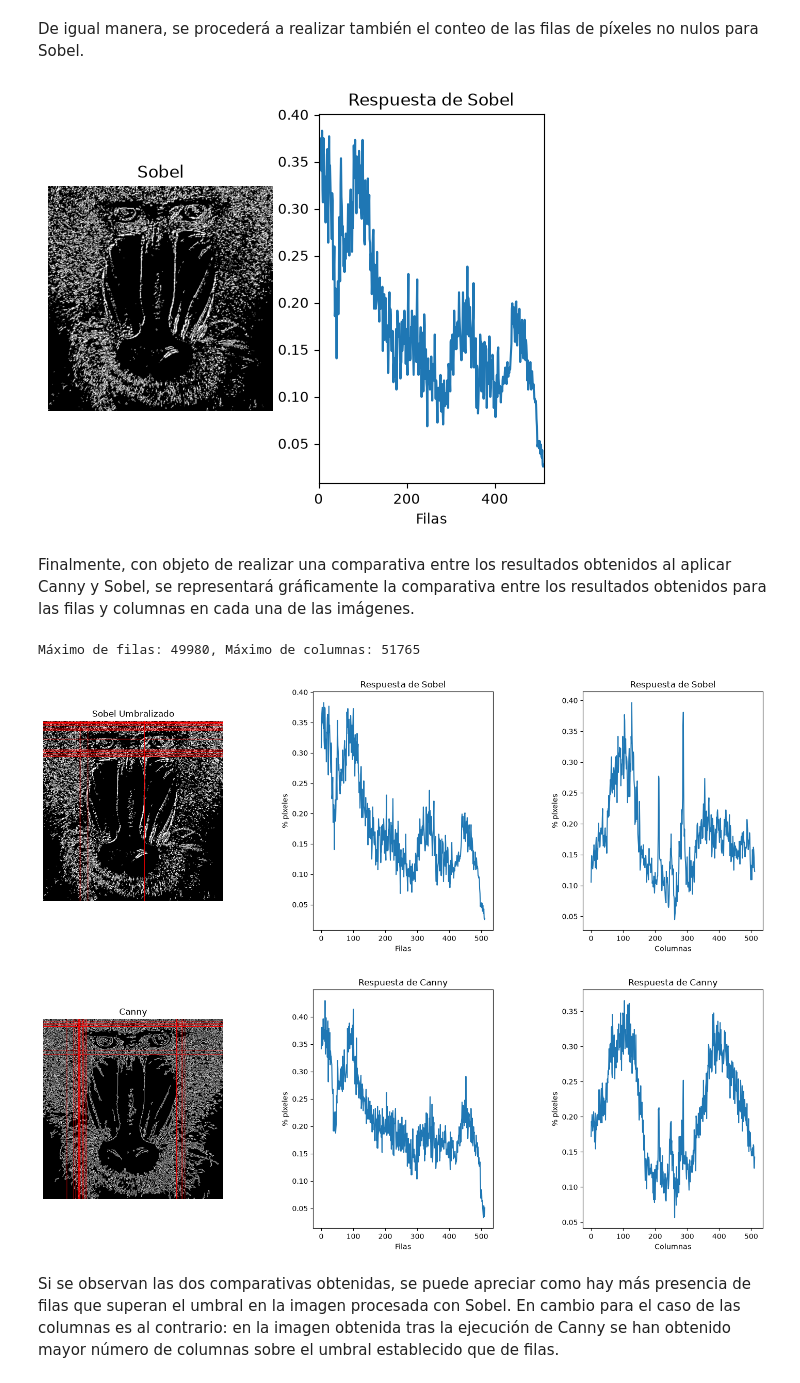
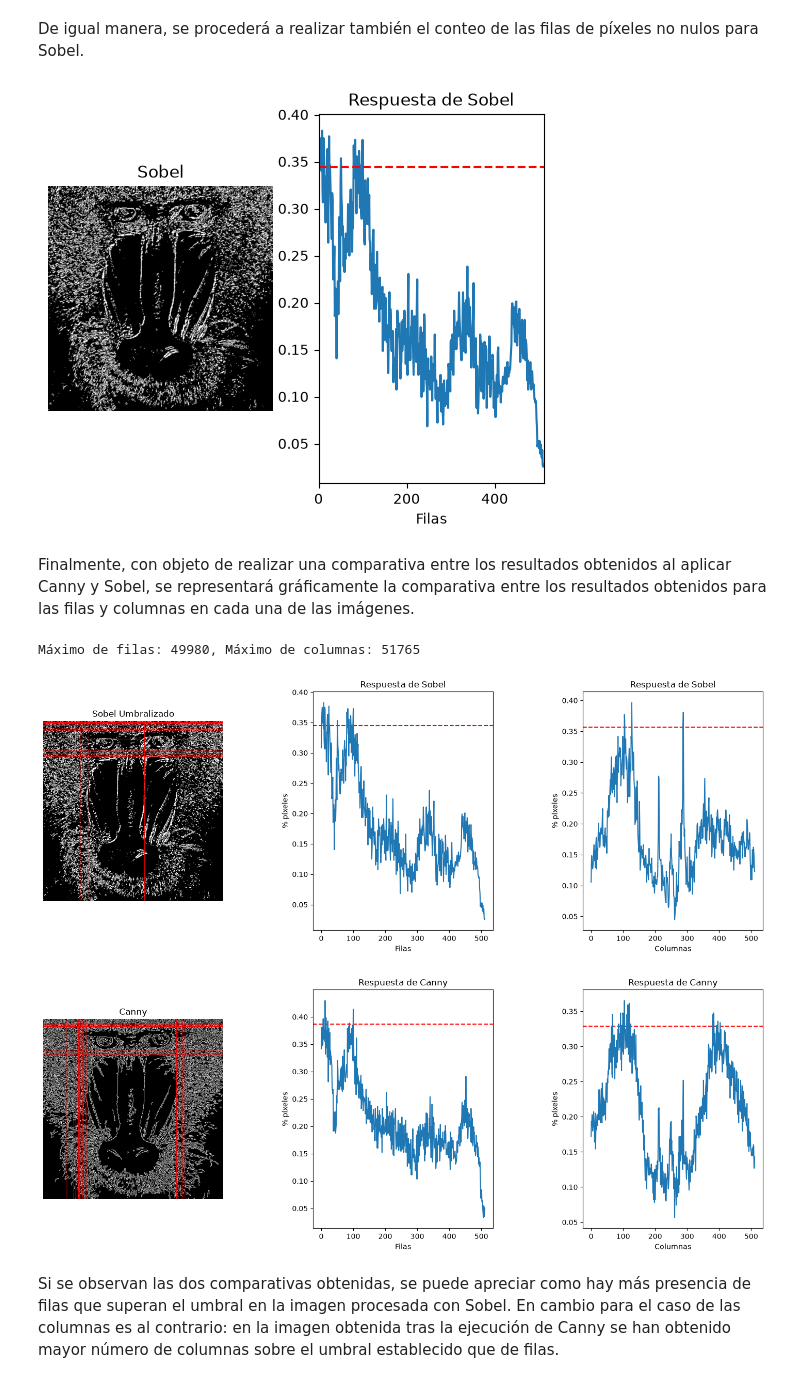
Before and after one commit to Neestoor13/Practicas_VC_2026-2027, a Jupyter notebook: P2/main.ipynb, the cells around one changed output. Saved outputs shown, nothing was run; the diff lists cells and outputs as text; code cells hidden in the pictures.

```diff
--- a/P2/main.ipynb
+++ b/P2/main.ipynb
@@ -263,6 +267,9 @@ rows_count_sobel = cv2.reduce(sobelUmbralizado, 255, cv2.REDUCE_SUM, dtype=cv2.C
 
 # Porcentaje por fila
 rows_sobel = rows_count_sobel / (255 * sobelUmbralizado.shape[1])
+
+# Calculamos el percentil del umbral de filas de Sobel
+umbral_rows_sobel_pct = 0.90 * np.max(rows_sobel)
 
 # Muestra dicha cuenta gráficamente
 plt.subplot(1, 2, 1)
@@ -276,12 +283,13 @@ plt.title("Respuesta de Sobel")
 plt.xlabel("Filas")
 plt.ylabel("% píxeles")
 plt.plot(rows_sobel)
+plt.axhline(umbral_rows_sobel_pct, color="r", linestyle="--", label="0.90*maxfil")
 # Rango en x definido por filas
 plt.xlim([0, sobelUmbralizado.shape[0]])
 
 plt.show()
 # %% [output]
-[figure, old version]
+[figure, new version]
 # %% [markdown]
 Finalmente, con objeto de realizar una comparativa entre los resultados obtenidos al aplicar Canny y Sobel, se representará gráficamente la comparativa entre los resultados obtenidos para las filas y columnas en cada una de las imágenes.
 # %%
@@ -313,6 +321,11 @@ for f in rows_sel_sobel:
 for c in cols_sel_sobel:
     cv2.line(sobel_color, (int(c), 0), (int(c), sobelUmbralizado.shape[0] - 1), (0, 0, 255), 1)
 
+# Calcular los percentiles de Sobel y Canny, tanto por filas como por columnas
+umbral_rows_sobel_pct = 0.90 * np.max(rows_sobel)
+umbral_cols_sobel_pct = 0.90 * np.max(cols_sobel)
+umbral_rows_canny_pct = 0.90 * np.max(percentage_per_row)
+umbral_cols_canny_pct = 0.90 * np.max(cols)
 
 # Comparativa entre las columnas y filas de Sobel
 plt.figure(figsize=(18, 6))
@@ -326,46 +339,50 @@ plt.subplot(1, 3, 2)
 plt.title("Respuesta de Sobel")
 plt.xlabel("Filas")
 plt.ylabel("% píxeles")
+plt.axhline(umbral_rows_sobel_pct, color="r", linestyle="--", label="0.90*maxfil")
 plt.plot(rows_sobel)
 
 plt.subplot(1, 3, 3)
 plt.title("Respuesta de Sobel")
 plt.xlabel("Columnas")
 plt.ylabel("% píxeles")
+plt.axhline(umbral_cols_sobel_pct, color="r", linestyle="--", label="0.90*maxcol")
 plt.plot(cols_sobel)
 
 plt.subplots_adjust(wspace=0.5)
 
 plt.show()
 
 # Comparativa entre las columnas y filas de Canny
 
 plt.figure(figsize=(18, 6))
 
 plt.subplot(1, 3, 1)
 plt.axis("off")
 plt.title("Canny")
 plt.imshow(cv2.cvtColor(canny_color, cv2.COLOR_BGR2RGB))
 
 plt.subplot(1, 3, 2)
 plt.title("Respuesta de Canny")
 plt.xlabel("Filas")
 plt.ylabel("% píxeles")
+plt.axhline(umbral_rows_canny_pct, color="r", linestyle="--", label="0.90*maxfil")
 plt.plot(percentage_per_row)
 
 plt.subplot(1, 3, 3)
 plt.title("Respuesta de Canny")
 plt.xlabel("Columnas")
 plt.ylabel("% píxeles")
+plt.axhline(umbral_cols_canny_pct, color="r", linestyle="--", label="0.90*maxcol")
 plt.plot(cols)
 
 plt.subplots_adjust(wspace=0.5)
 
 plt.show()
 # %% [output]
 Máximo de filas: 49980, Máximo de columnas: 51765
-[figure, old version]
+[figure, new version]
-[figure, old version]
+[figure, new version]
 # %% [markdown]
 Si se observan las dos comparativas obtenidas, se puede apreciar como hay más presencia de filas que superan el umbral en la imagen procesada con Sobel. En cambio para el caso de las columnas es al contrario: en la imagen obtenida tras la ejecución de Canny se han obtenido mayor número de columnas sobre el umbral establecido que de filas.
 # %% [markdown]
```
Also changed, not shown: parts of 2 cells of this notebook.
